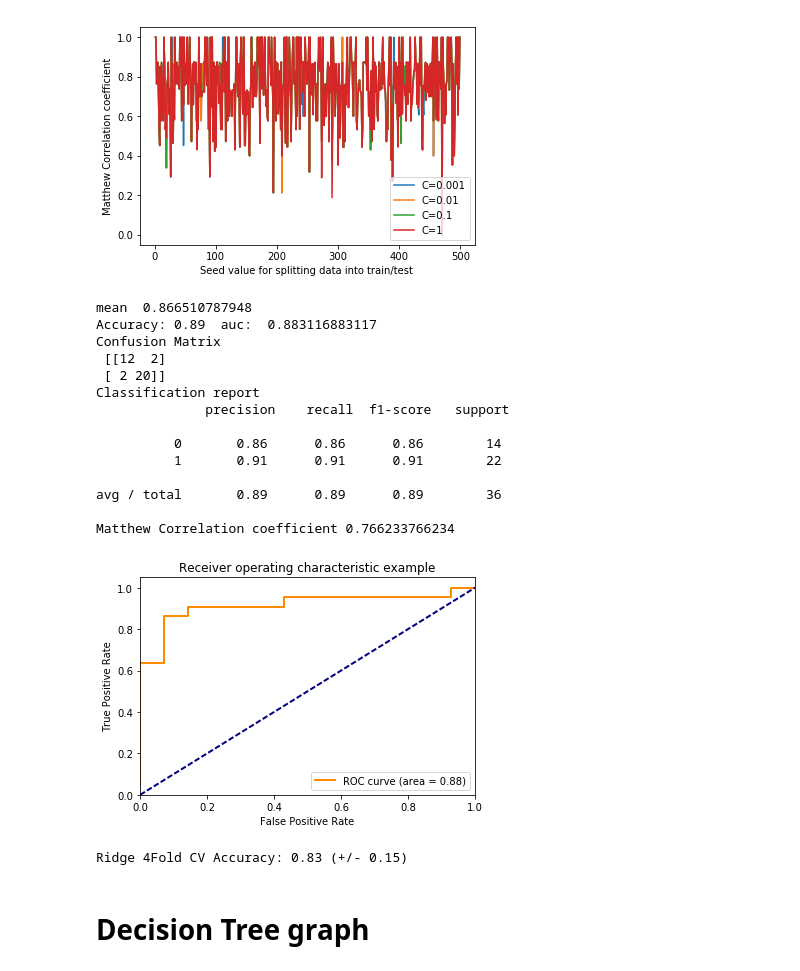
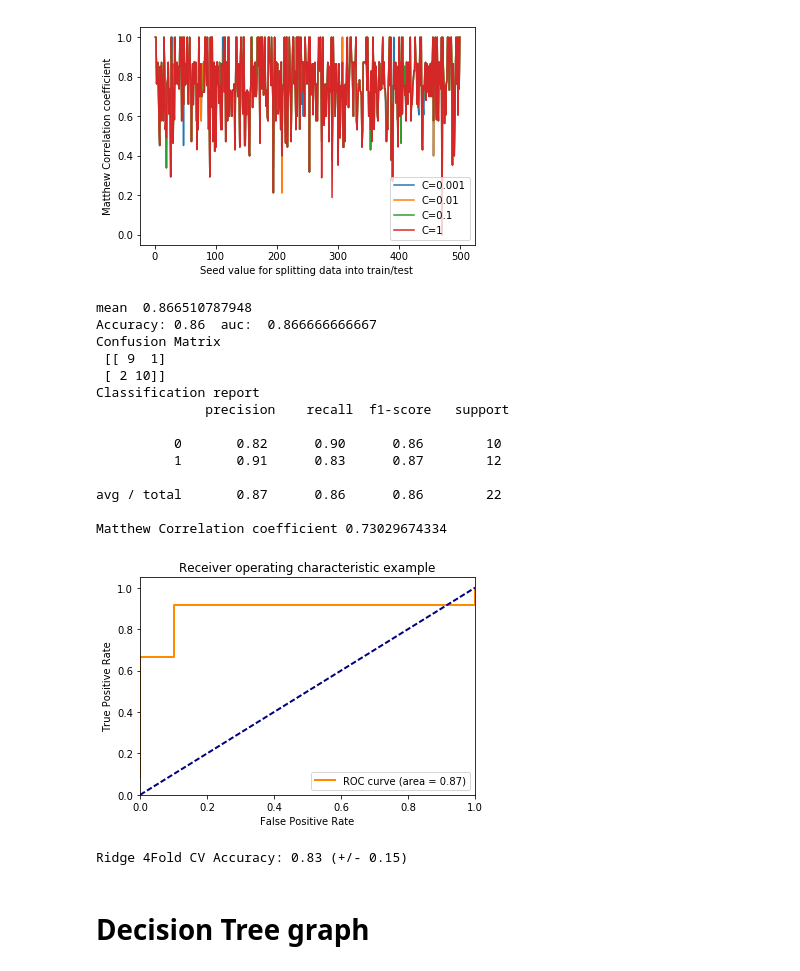
Before and after one commit to GabeOchieng/EbolaML-1, a Jupyter notebook: EbolaPrediction.ipynb, the cells around one changed output. Saved outputs shown, nothing was run; the diff lists cells and outputs as text; code cells hidden in the pictures.

```diff
--- a/EbolaPrediction.ipynb
+++ b/EbolaPrediction.ipynb
@@ -314,41 +314,41 @@ plt.show()
 # %%
 res = list()
 for i in range(1,5):
     X_train, X_test, y_train, y_test = train_test_split(X, ytrue, test_size=0.15, random_state=i)
     lg = LogisticRegression(C=0.04,class_weight='balanced',solver='sag')
     lg.fit(X_train,y_train)
     probs1=  lg.predict_proba(X_test)
     y_pred1 = [int(0.5 < p[1]) for p in probs1]
     res.append(matthews_corrcoef(y_test,y_pred1))
     #print(matthews_corrcoef(y_test,y_pred1),end=',')
 
 print('\nmean ',np.mean(res))
 
-X_train, X_test, y_train, y_test = train_test_split(X, ytrue, test_size=0.25, random_state=10)
+X_train, X_test, y_train, y_test = train_test_split(X, ytrue, test_size=0.15, random_state=3)
 lg1 = LogisticRegression(C=0.04,class_weight='balanced',solver='sag')
 lg1.fit(X_train,y_train)
 predictions,probabilities= evaluateModel(lg1,X_test,y_test)
 plotroc(y_test,predictions,probabilities)
 
 ridge = RidgeClassifier(alpha=0.4)
 scores = cross_val_score(ridge, X, ytrue, scoring='accuracy', cv=10)
 print("Ridge 4Fold CV Accuracy: %0.2f (+/- %0.2f)" % (scores.mean(), scores.std() * 2))
 # %% [output]
 mean  0.866510787948
-Accuracy: 0.89  auc:  0.883116883117
+Accuracy: 0.86  auc:  0.866666666667
 Confusion Matrix
- [[12  2]
- [ 2 20]]
+ [[ 9  1]
+ [ 2 10]]
 Classification report
               precision    recall  f1-score   support
 
-          0       0.86      0.86      0.86        14
-          1       0.91      0.91      0.91        22
+          0       0.82      0.90      0.86        10
+          1       0.91      0.83      0.87        12
 
-avg / total       0.89      0.89      0.89        36
+avg / total       0.87      0.86      0.86        22
 
-Matthew Correlation coefficient 0.766233766234
+Matthew Correlation coefficient 0.73029674334
-[figure, old version]
+[figure, new version]
 Ridge 4Fold CV Accuracy: 0.83 (+/- 0.15)
 # %% [markdown]
 # Decision Tree graph
```
Also changed, not shown: parts of 4 cells of this notebook, 1 other file.
